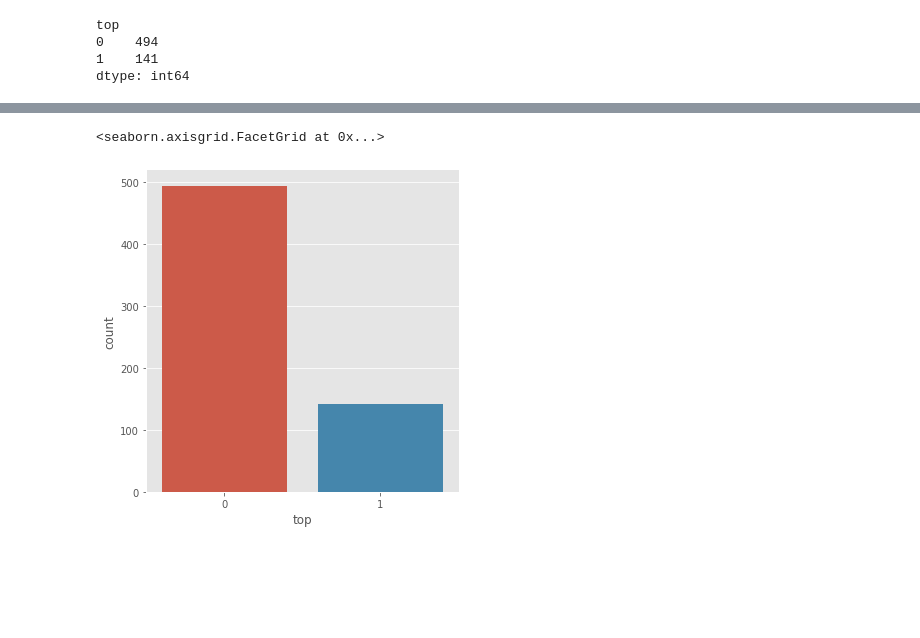
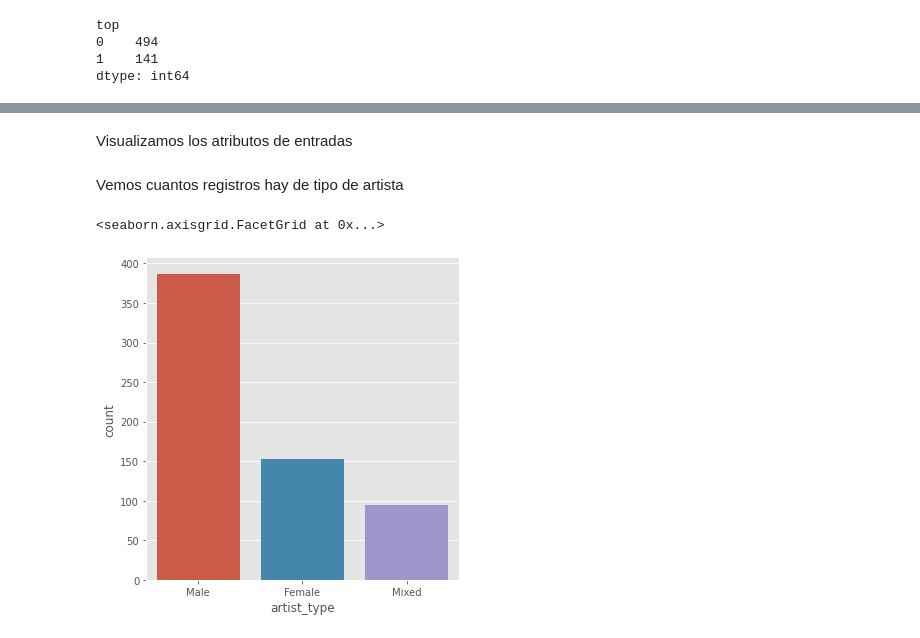
Before and after one commit to mariosanchez5/Proyectos_Machine_Learning, a Jupyter notebook: Arbol_de_decision/Arbol_de_decision.ipynb, the cells around one changed output, grey strips where cells are left out. Cells and saved outputs as stored; diff of their text form; code cells hidden in the pictures; blank space fills up the shorter version.

```diff
--- a/Arbol_de_decision/Arbol_de_decision.ipynb
+++ b/Arbol_de_decision/Arbol_de_decision.ipynb
@@ -113,5 +142,9 @@ dtype: int64
+# %% [markdown]
+Visualizamos los atributos de entradas
+# %% [markdown]
+Vemos cuantos registros hay de tipo de artista
 # %%
-sb.factorplot('top',data=df, kind='count')
+sb.factorplot('artist_type',data=df,kind='count')
 # %% [output]
 <seaborn.axisgrid.FacetGrid at 0x...>
-[figure, old version]
+[figure, new version]
```
Also changed, not shown: parts of 35 cells of this notebook.
